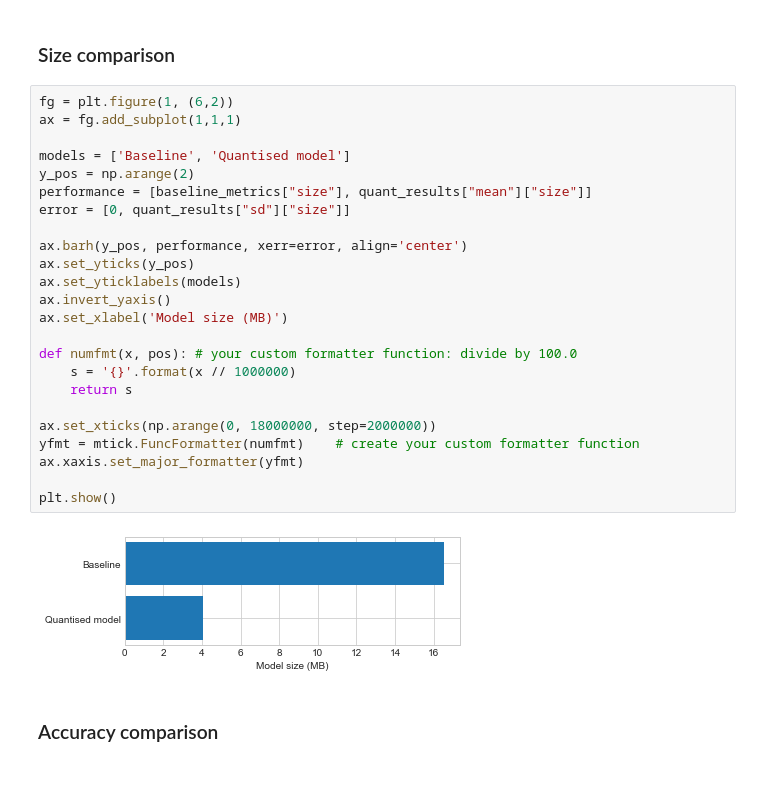
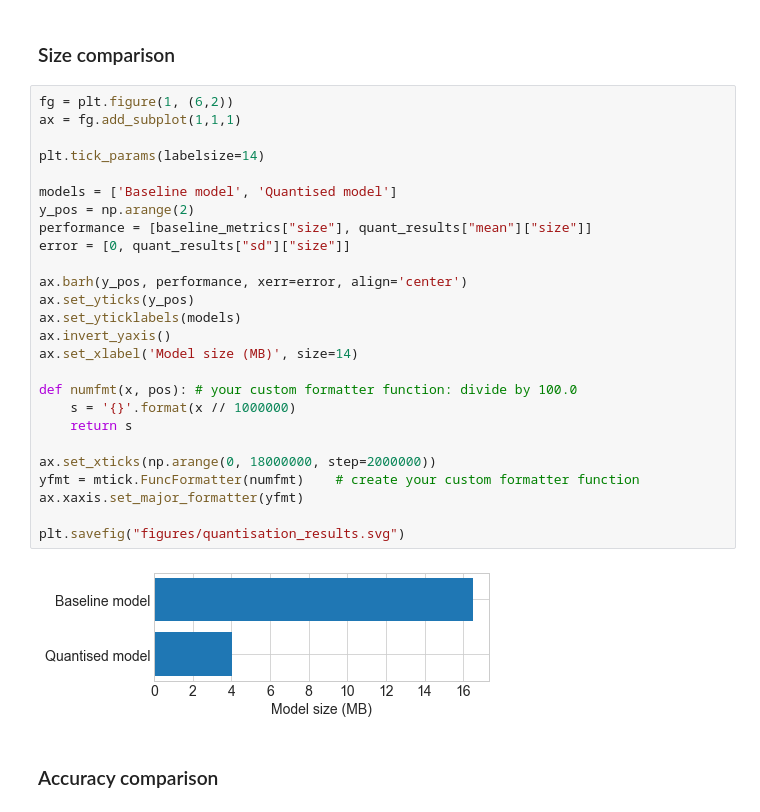
Before and after one commit to samuilstoychev/model-compression-fer, a Jupyter notebook: ResultsAnalysis.ipynb, the cells around one changed output. Saved outputs shown, nothing was run; the diff lists cells and outputs as text; blank space fills up the shorter version.

Commit message:
Added visualisations

```diff
--- a/ResultsAnalysis.ipynb
+++ b/ResultsAnalysis.ipynb
@@ -123,29 +135,31 @@ quant_results = get_results_for("quantisation")
 # %%
 fg = plt.figure(1, (6,2))
 ax = fg.add_subplot(1,1,1)
 
-models = ['Baseline', 'Quantised model']
+plt.tick_params(labelsize=14)
+
+models = ['Baseline model', 'Quantised model']
 y_pos = np.arange(2)
 performance = [baseline_metrics["size"], quant_results["mean"]["size"]]
 error = [0, quant_results["sd"]["size"]]
 
 ax.barh(y_pos, performance, xerr=error, align='center')
 ax.set_yticks(y_pos)
 ax.set_yticklabels(models)
 ax.invert_yaxis()
-ax.set_xlabel('Model size (MB)')
+ax.set_xlabel('Model size (MB)', size=14)
 
 def numfmt(x, pos): # your custom formatter function: divide by 100.0
     s = '{}'.format(x // 1000000)
     return s
 
 ax.set_xticks(np.arange(0, 18000000, step=2000000))
 yfmt = mtick.FuncFormatter(numfmt)    # create your custom formatter function
 ax.xaxis.set_major_formatter(yfmt)
 
-plt.show()
+plt.savefig("figures/quantisation_results.svg")
 # %% [output]
-[figure, old version]
+[figure, new version]
 # %% [markdown]
 ### Accuracy comparison
 # %%
```
Also changed, not shown: parts of 24 cells of this notebook, 15 other files.
